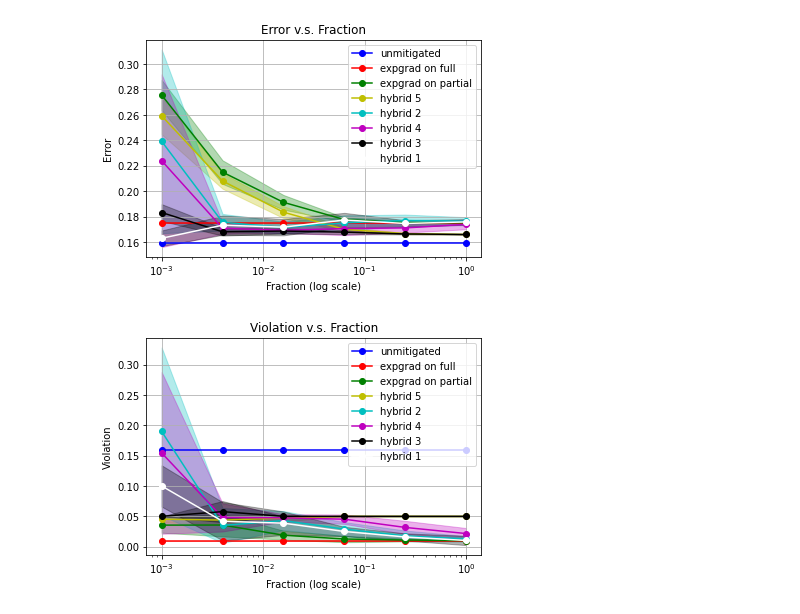
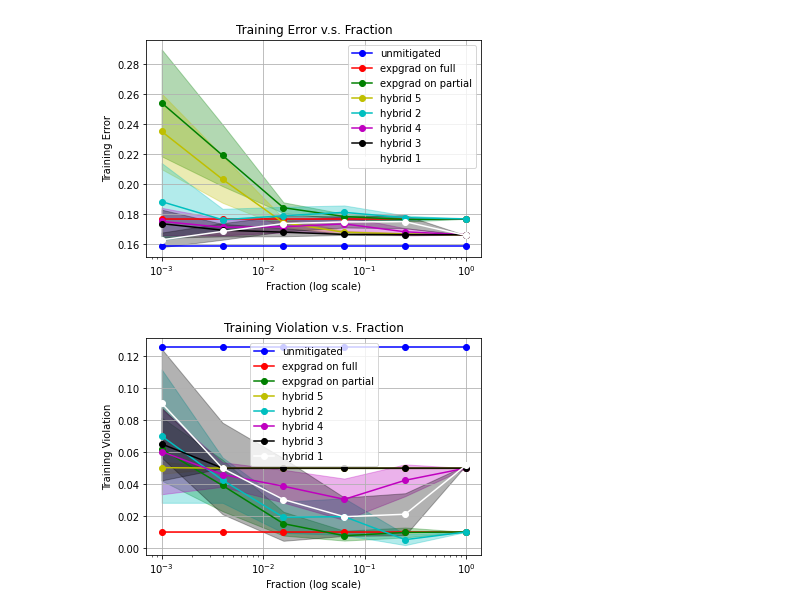
Before and after one commit to softlab-unimore/scalable-expgrad, a Jupyter notebook: Fairlearn+.ipynb, the cells around one changed output. Cells and saved outputs as stored; diff of their text form; code cells hidden in the pictures.

Commit message:
Test-train split graphs

```diff
--- a/Fairlearn+.ipynb
+++ b/Fairlearn+.ipynb
@@ -1,8 +1,8 @@
 # %%
-base_dir = "results/parul"
-unmitigated_results_file_name = f"{base_dir}/0.05_2021-01-14_00-30-59_unmitigated.json"
-fairlearn_results_file_name = f"{base_dir}/0.05_2021-01-14_00-30-59_fairlearn.json"
-hybrid_results_file_name = f"{base_dir}/0.05_2021-01-14_15-58-03_hybrid.json"
+base_dir = "results/swarm033"
+unmitigated_results_file_name = f"{base_dir}/0.05_2021-01-20_03-26-16_unmitigated.json"
+fairlearn_results_file_name = f"{base_dir}/0.05_2021-01-20_03-26-16_fairlearn.json"
+hybrid_results_file_name = f"{base_dir}/0.05_2021-01-20_03-26-17_hybrid.json"
 # %%
 import os
 import json
@@ -216,54 +277,54 @@ plt.show()
 import matplotlib.pyplot as plt
 
 errors = {
-    "unmitigated": ("b", "bo-", "unmitigated", error_unmitigated_ci, None),
-    "expgrad_alls": ("r", "ro-", "expgrad on full", error_expgrad_alls_ci, None),
-    "expgrad_fracs": ("g", "go-", "expgrad on partial", error_expgrad_fracs_ci, None),
-    "no_grid_rewts": ("y", "yo-", "hybrid 5", error_no_grid_rewts_ci, None),
-    "grid_pmf_fracs": ("c", "co-", "hybrid 2", error_grid_pmf_fracs_ci, None),
-    "rewts_partial": ("m", "mo-", "hybrid 4", error_rewts_partial_ci, None),
-    "rewts_pmf": ("k", "ko-", "hybrid 3", error_rewts_pmf_ci, None),
-    "hybrid_1": ("k", "wo-", "hybrid 1", error_hybrids_ci, None),
+    "unmitigated": ("b", "bo-", "unmitigated", train_error_unmitigated_ci, None),
+    "expgrad_alls": ("r", "ro-", "expgrad on full", train_error_expgrad_alls_ci, None),
+    "expgrad_fracs": ("g", "go-", "expgrad on partial", train_error_expgrad_fracs_ci, None),
+    "no_grid_rewts": ("y", "yo-", "hybrid 5", train_error_no_grid_rewts_ci, None),
+    "grid_pmf_fracs": ("c", "co-", "hybrid 2", train_error_grid_pmf_fracs_ci, None),
+    "rewts_partial": ("m", "mo-", "hybrid 4", train_error_rewts_partial_ci, None),
+    "rewts_pmf": ("k", "ko-", "hybrid 3", train_error_rewts_pmf_ci, None),
+    "hybrid_1": ("k", "wo-", "hybrid 1", train_error_hybrids_ci, None),
 }
 
 violations = {
-    "unmitigated": ("b", "bo-", "unmitigated", vio_unmitigated_ci, None),
-    "expgrad_alls": ("r", "ro-", "expgrad on full", vio_expgrad_alls_ci, None),
-    "expgrad_fracs": ("g", "go-", "expgrad on partial", vio_expgrad_fracs_ci, None),
-    "no_grid_rewts": ("y", "yo-", "hybrid 5", vio_no_grid_rewts_ci, None),
-    "grid_pmf_fracs": ("c", "co-", "hybrid 2", vio_grid_pmf_fracs_ci, None),
-    "rewts_partial": ("m", "mo-", "hybrid 4", vio_rewts_partial_ci, None),
-    "rewts_pmf": ("k", "ko-", "hybrid 3", vio_rewts_pmf_ci, None),
-    "hybrid_1": ("k", "wo-", "hybrid 1", vio_hybrids_ci, None),
+    "unmitigated": ("b", "bo-", "unmitigated", train_vio_unmitigated_ci, None),
+    "expgrad_alls": ("r", "ro-", "expgrad on full", train_vio_expgrad_alls_ci, None),
+    "expgrad_fracs": ("g", "go-", "expgrad on partial", train_vio_expgrad_fracs_ci, None),
+    "no_grid_rewts": ("y", "yo-", "hybrid 5", train_vio_no_grid_rewts_ci, None),
+    "grid_pmf_fracs": ("c", "co-", "hybrid 2", train_vio_grid_pmf_fracs_ci, None),
+    "rewts_partial": ("m", "mo-", "hybrid 4", train_vio_rewts_partial_ci, None),
+    "rewts_pmf": ("k", "ko-", "hybrid 3", train_vio_rewts_pmf_ci, None),
+    "hybrid_1": ("k", "wo-", "hybrid 1", train_vio_hybrids_ci, None),
 }
 
 # Plot errors
 for k, (c1, c2, label, means, stds) in errors.items():
     plt.fill_between(fr, means[:,1], means[:,2], color=c1, alpha=0.3)
     plt.plot(fr, means[:,0], c2, label=label)
 
 plt.xlabel('Fraction (log scale)')
-plt.ylabel('Error')
-plt.title('Error v.s. Fraction')
+plt.ylabel('Training Error')
+plt.title('Training Error v.s. Fraction')
 plt.xscale("log")
 # plt.yscale("log")
 plt.grid()
 plt.legend()
 plt.show()
 
 # Plot violations
 for k, (c1, c2, label, means, stds) in violations.items():
     plt.fill_between(fr, means[:,1], means[:,2], color=c1, alpha=0.3)
     plt.plot(fr, means[:,0], c2, label=label)
 
 plt.xlabel('Fraction (log scale)')
-plt.ylabel('Violation')
-plt.title('Violation v.s. Fraction')
+plt.ylabel('Training Violation')
+plt.title('Training Violation v.s. Fraction')
 plt.xscale("log")
 # plt.yscale("log")
 plt.grid()
 plt.legend()
 plt.show()
 # %% [output]
-[figure, old version]
+[figure, new version]
-[figure, old version]
+[figure, new version]
```
Also changed, not shown: parts of 3 cells of this notebook.
